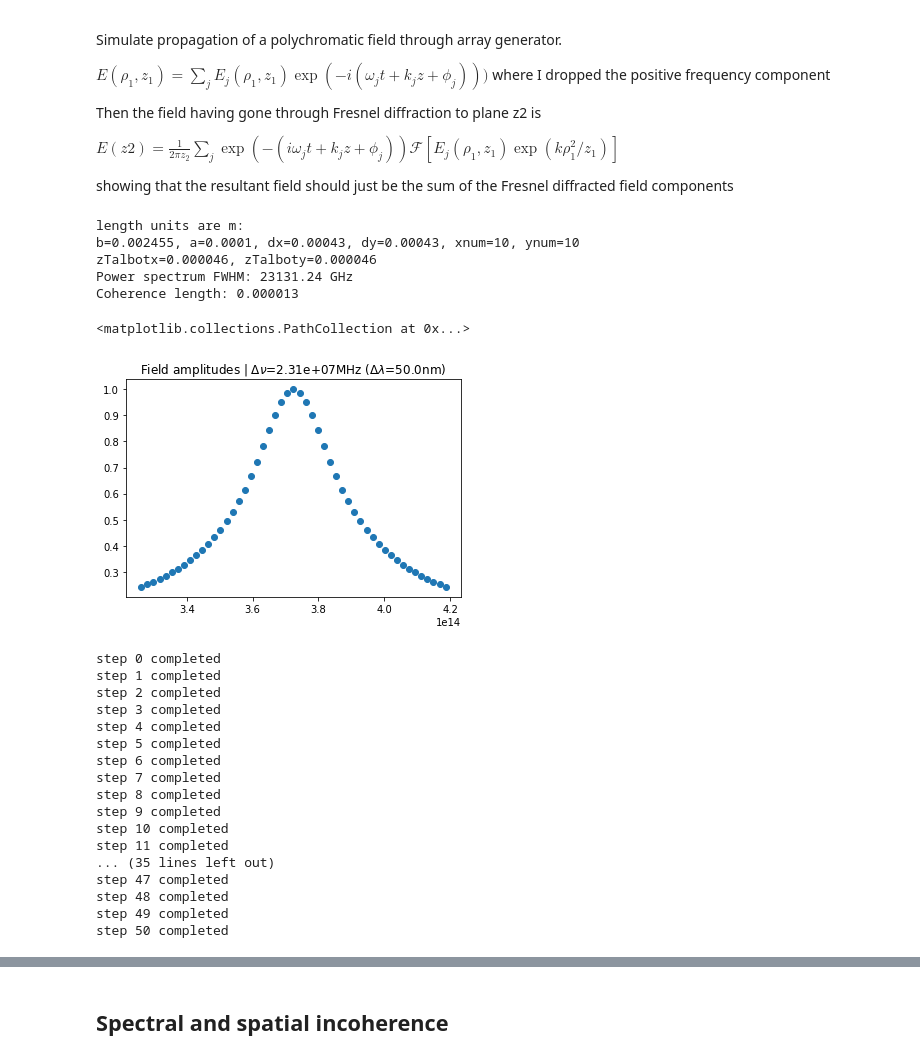
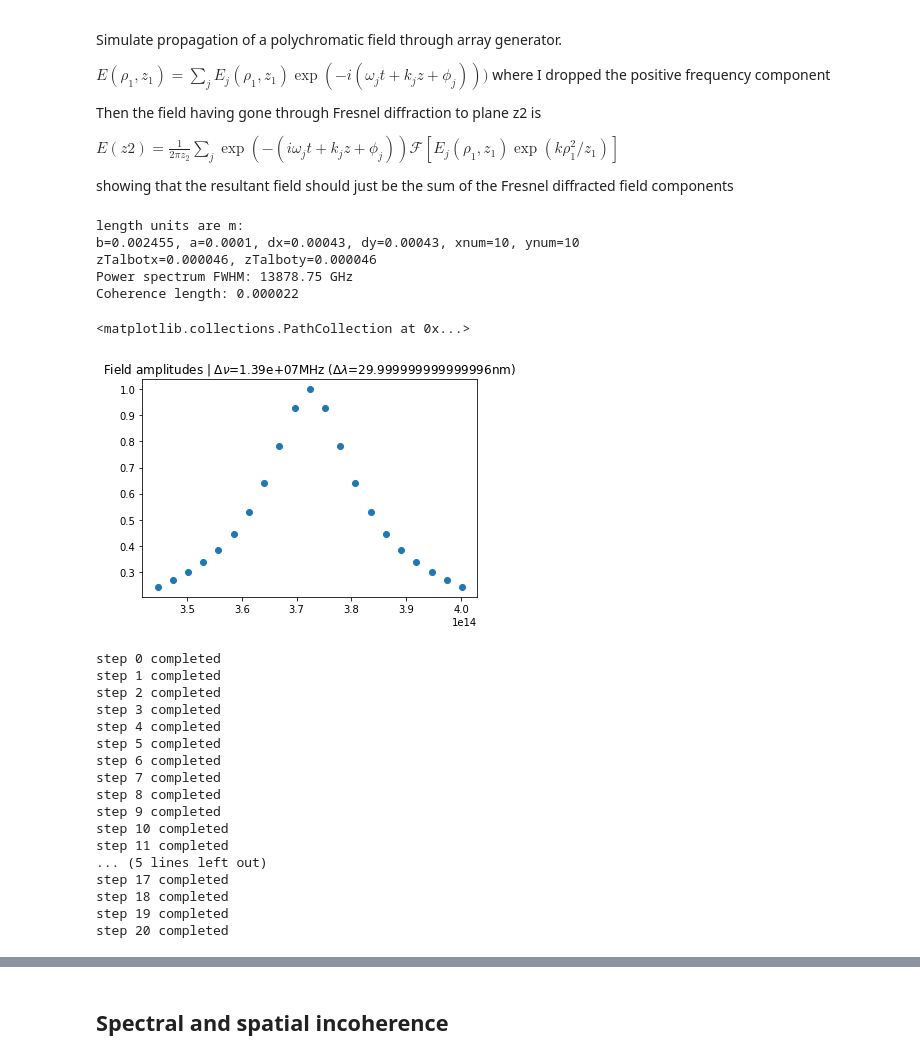
Before and after one commit to prhuft/fourier-optics, a Jupyter notebook: gba/spectrally_incoherent_gba.ipynb, the cells around one changed output, grey strips where cells are left out. Saved outputs shown, nothing was run; the diff lists cells and outputs as text; code cells hidden in the pictures.

```diff
--- a/gba/spectrally_incoherent_gba.ipynb
+++ b/gba/spectrally_incoherent_gba.ipynb
@@ -129,7 +136,7 @@ showing that the resultant field should just be the sum of the Fresnel diffracte
 # lengths in m
 
 lmbda = 8.05e-7
-dlmbda = 50e-9 # FWHM
+dlmbda = 30e-9 # FWHM
 nu0 = c/lmbda
 dnu = dlmbda*nu0**2/c # FWHM of freq. spectrum
 
@@ -155,37 +162,37 @@ xnum = ynum = 10 # number of grid points in each dimension
 Lx2 = f2*dx/f1 # output array periodicity
 Ly2 = f2*dy/f1
 zTalbotx = 2*Lx2**2/lmbda
 zTalboty = 2*Ly2**2/lmbda
 
 ## print out parameters
 print("length units are m:")
 print(f'b={b:0.6f}, a={a}, dx={dx}, dy={dy}, xnum={xnum}, ynum={ynum}')
 print(f'zTalbotx={zTalbotx:0.6f}, zTalboty={zTalboty:0.6f}')
 print(f'Power spectrum FWHM: {dnu/1e9:0.2f} GHz')
 print(f'Coherence length: {c/dnu:0.6f}')
 
 """Discretize the Lorentzian power spectral density lineshape function,
 and then use the sqrt amplitude of each PSD amplitude as the field
 amplitude. We don't know any phase information so just pick a random phase
 from a flat distribution. """
 
 # generate frequency components
 
 halfwidth = 2*dnu # the abs value of the spectral domain to sample
-components=51
+components=21
 nu_pts = linspace(nu0-halfwidth,nu0+halfwidth,components)
 nu_pts.sort()
 
 plt.title(rf"Field amplitudes | $\Delta \nu$={dnu/1e6:0.3}MHz ($\Delta \lambda$={dlmbda*1e9}nm)")
 plt.scatter(nu_pts, sqrt(L(nu_pts)))
 # %% [output]
 length units are m:
 b=0.002455, a=0.0001, dx=0.00043, dy=0.00043, xnum=10, ynum=10
 zTalbotx=0.000046, zTalboty=0.000046
-Power spectrum FWHM: 23131.24 GHz
-Coherence length: 0.000013
+Power spectrum FWHM: 13878.75 GHz
+Coherence length: 0.000022
 <matplotlib.collections.PathCollection at 0x...>
-[figure, old version]
+[figure, new version]
 # %%
 # build the mask -- backplate and partially transmitting spots
 pts = 1000
@@ -196,6 +203,9 @@ t_plate = 1 # plate transmissivity
 mask, x0pts, w = spot_mask(xnum, ynum, a, dx, dy, pts, phi_std=phi_std, pos_std=pos_std, aperture=1-r_aper, plate=t_plate)
 focal_field = np.zeros(mask.shape,complex)
 talbot_field = np.zeros(mask.shape,complex)
+
+# focal_int = np.zeros(mask.shape)
+# talbot_int = np.zeros(mask.shape)
 
 # iterate over frequency components
 for i,nu in enumerate(nu_pts):
@@ -241,11 +251,11 @@ step 8 completed
 step 9 completed
 step 10 completed
 step 11 completed
-... (35 lines left out)
-step 47 completed
-step 48 completed
-step 49 completed
-step 50 completed
+... (5 lines left out)
+step 17 completed
+step 18 completed
+step 19 completed
+step 20 completed
 # %%
 # plot field in focal and talbot planes and save
 
```
Also changed, not shown: parts of 8 cells of this notebook.
